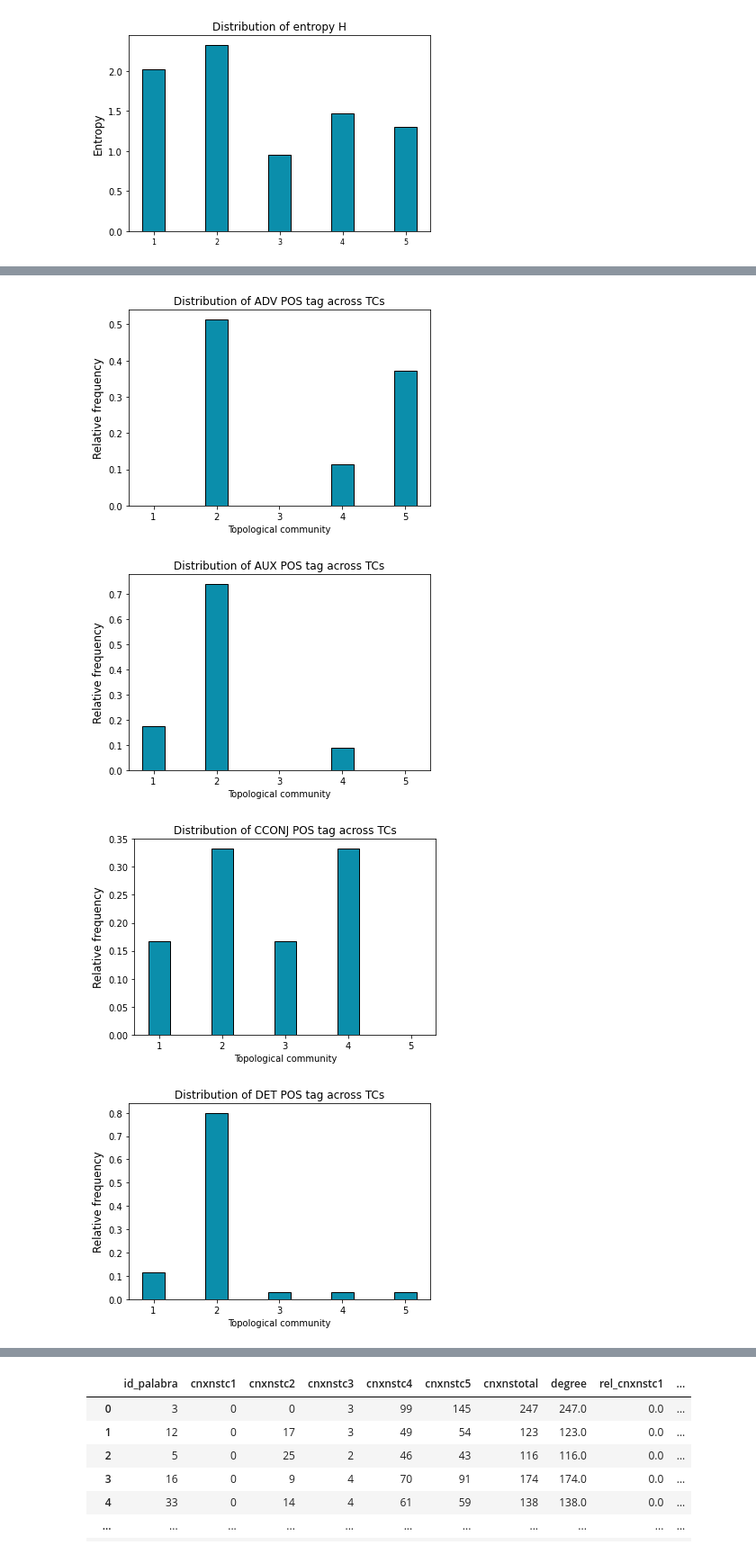
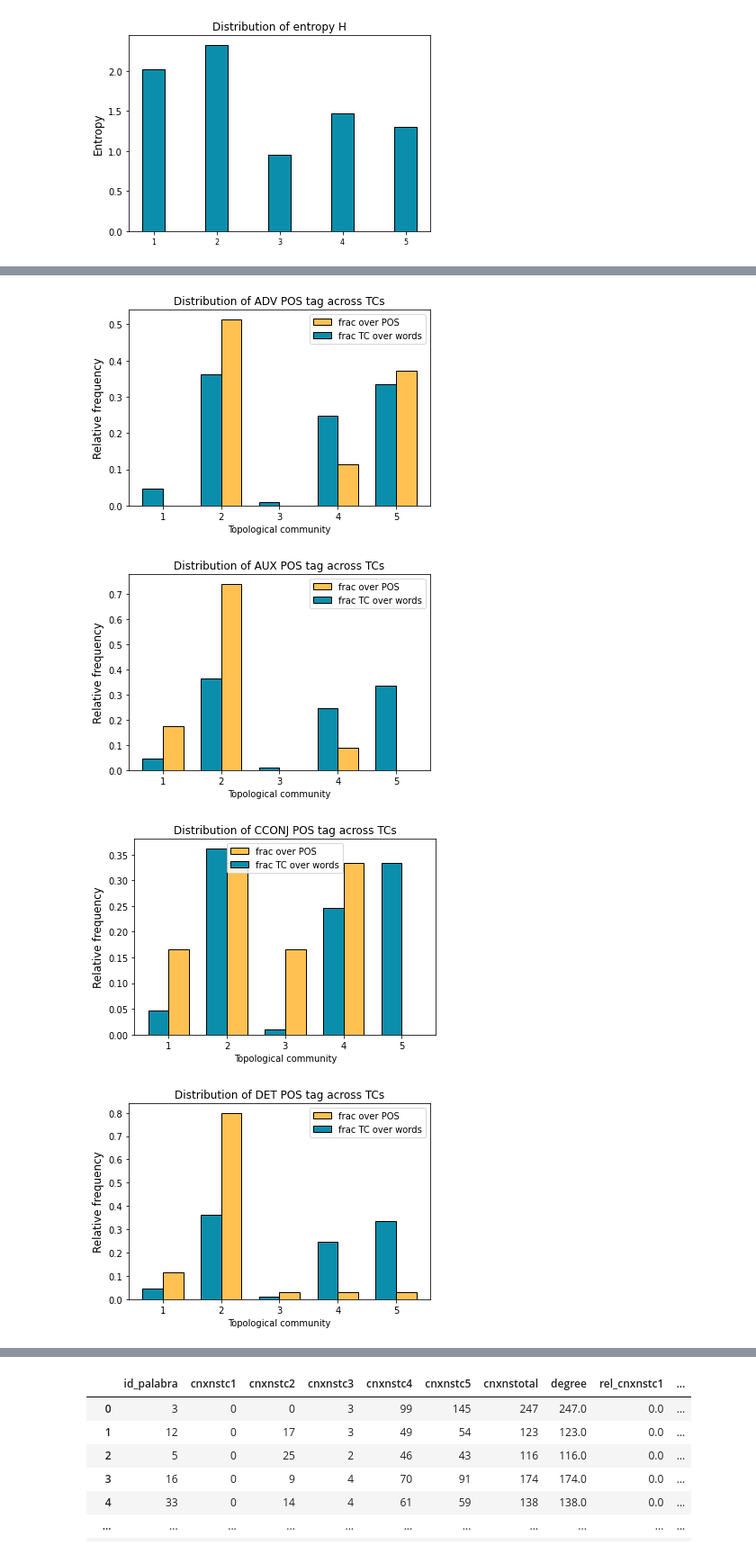
Before and after one commit to juanmelafias/LanguageNetworks, a Jupyter notebook: experimental/LanguageAnalysis.ipynb, the cells around one changed output, grey strips where cells are left out. Shown at 90% size. Saved outputs shown, nothing was run; the diff lists cells and outputs as text; code cells hidden in the pictures.

```diff
--- a/experimental/LanguageAnalysis.ipynb
+++ b/experimental/LanguageAnalysis.ipynb
@@ -218,20 +218,22 @@ def plot_fractions_per_tc(fracposoverpos, fracposovertc, labels,tc, path=''):
     #plt.savefig(path, dpi=200)
     #plt.close(fig)
 # %%
-def plot_fractions_per_pos(fractcoverpos,labels,pos, path=''):
+def plot_fractions_per_pos(fractcoverpos,fractcoverwords,labels,pos, path=''):
     fig, ax = plt.subplots()
     x = np.arange(len(labels))  # the label locations
     width = 0.35  # the width of the bars
 
     rects1 = ax.bar(
-        x , fractcoverpos,edgecolor = 'black', width = width, label="frac over POS", color='#0b8eab'
+        x + width / 2 , fractcoverpos,edgecolor = 'black', width = width, label="frac over POS", color='#ffc152'
     )
-
+    rects2 = ax.bar(
+        x - width / 2, fractcoverwords,edgecolor = 'black', width = width, label="frac TC over words", color='#0b8eab'
+    )
 
     plt.ylabel("Relative frequency", fontsize=12)
     plt.title(f"Distribution of {pos} POS tag across TCs")
     #ax.set_xticks(x, labels)
-
+    ax.legend()
 
     '''
     ax.bar_label(rects1, padding=3)
@@ -311,6 +313,7 @@ plot_entropy(entropy_H,['1','2','3','4','5'],'H')
 # %%
 #Now we do the same over each POS tag, to see how they distribute acroos topological communities
 entropy_S = []
+fractcoverwords = [value/len(dfplot) for value in dict_cpertc.values()]
 for tag in postags:
     list_fractcoverpos = []
     total_labels =[str(i) for i in range(1,6,1)]
@@ -324,7 +327,7 @@ for tag in postags:
     for index,value in enumerate(list_labelstc):
         def_frac[value-1] = list_fractcoverpos[index]
 
-    plot_fractions_per_pos(def_frac,total_labels,tag)
+    plot_fractions_per_pos(def_frac,fractcoverwords,total_labels,tag)
     entropy_S.append(-np.dot(np.array(list_fractcoverpos),np.log(np.array(list_fractcoverpos))))
 plot_entropy(entropy_S,postags,'S')
 # %% [output]
@@ -333,4 +336,4 @@ plot_entropy(entropy_S,postags,'S')
-[figure, old version]
+[figure, new version]
-[figure, old version]
+[figure, new version]
-[figure, old version]
+[figure, new version]
-[figure, old version]
+[figure, new version]
```
Also changed, not shown: parts of 2 cells of this notebook, 4 other files.
